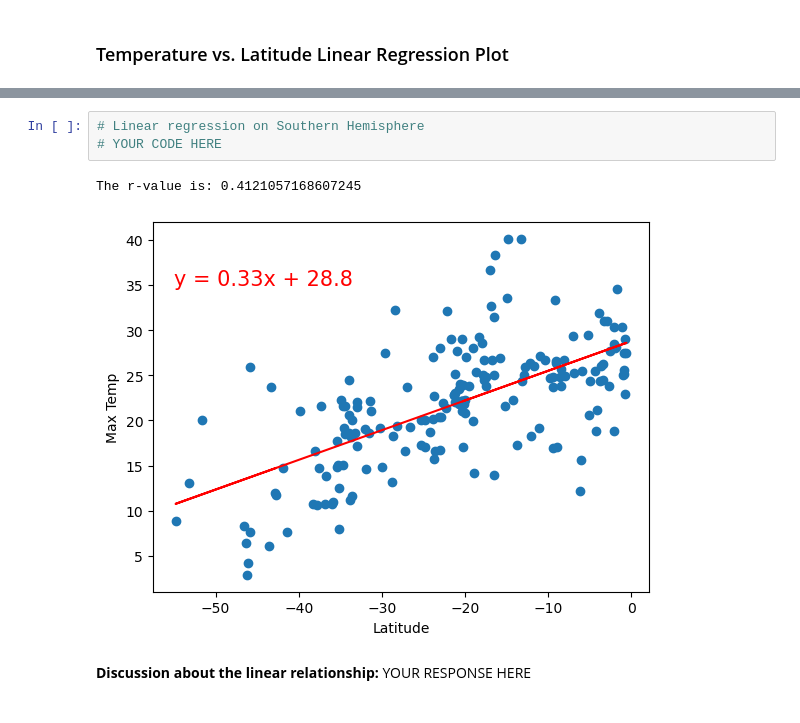
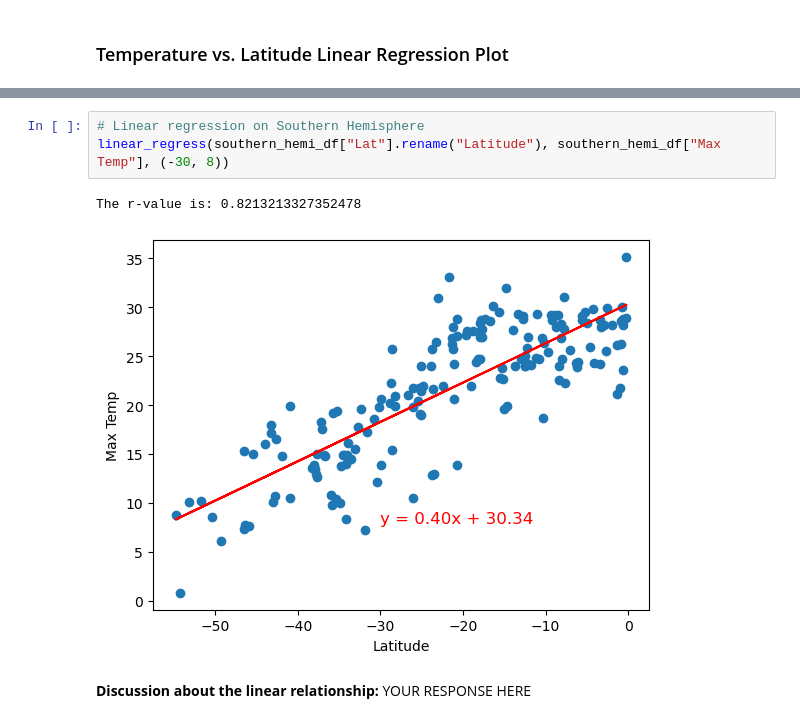
Before and after one commit to rachelschoen/python-api-challenge, a Jupyter notebook: WeatherPy/WeatherPy.ipynb, the cells around one changed output, grey strips where cells are left out. Drawn from its saved outputs; the diff is of its cells as text.

```diff
--- a/WeatherPy/WeatherPy.ipynb
+++ b/WeatherPy/WeatherPy.ipynb
@@ -317,9 +318,9 @@ NameError: name 'st' is not defined
 # %%
 # Linear regression on Southern Hemisphere
-# YOUR CODE HERE
+linear_regress(southern_hemi_df["Lat"].rename("Latitude"), southern_hemi_df["Max Temp"], (-30, 8))
 # %% [output]
-The r-value is: 0.4121057168607245
+The r-value is: 0.8213213327352478
-[figure, old version]
+[figure, new version]
 # %% [markdown]
 **Discussion about the linear relationship:** YOUR RESPONSE HERE
 # %% [markdown]
```
Also changed, not shown: parts of 18 cells of this notebook.
